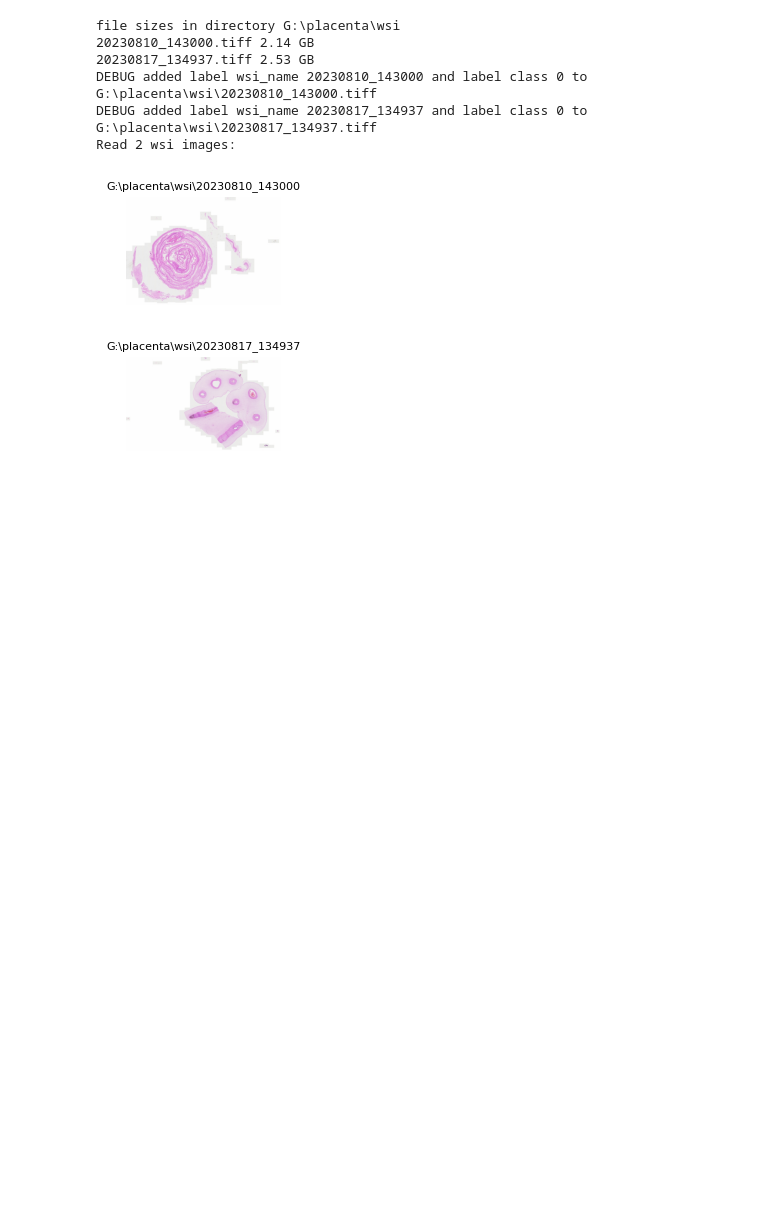
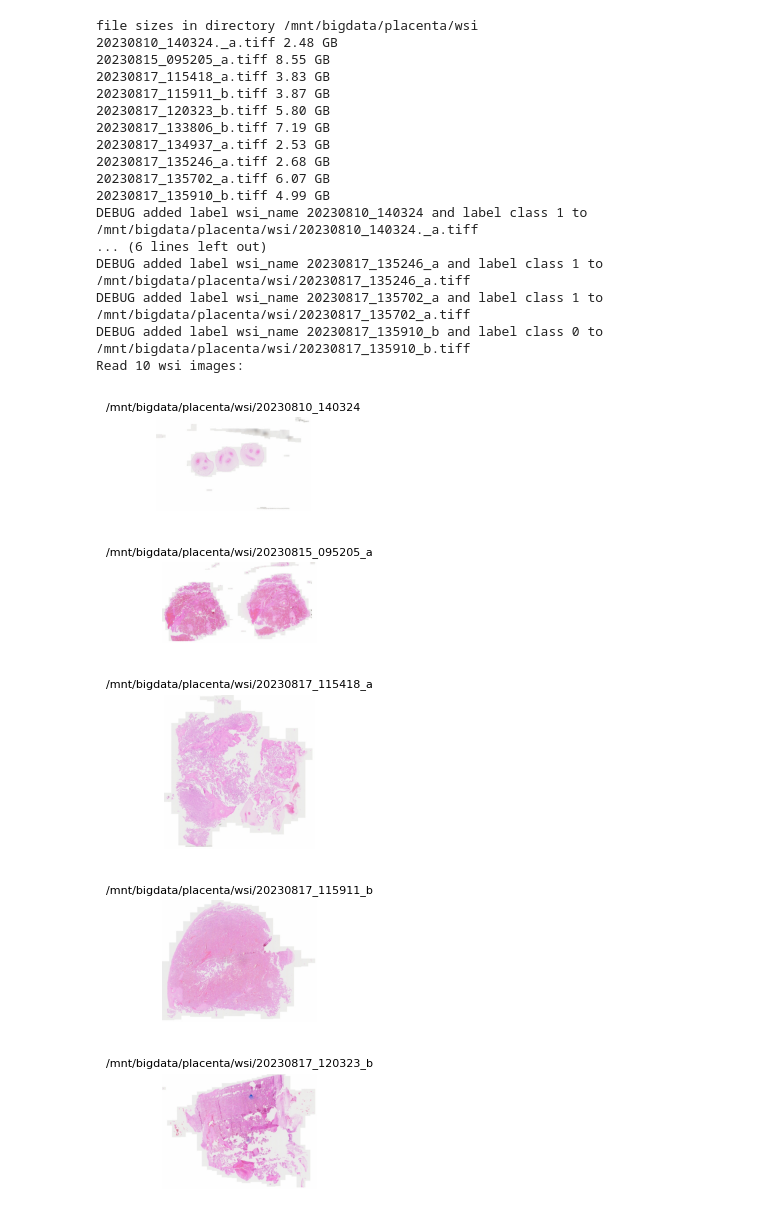
Before and after one commit to ph4s3r/cupid, a Jupyter notebook: pathML-placenta-TissueDetection.ipynb, the cells around one changed output. Cells and saved outputs as stored; diff of their text form; code cells hidden in the pictures; blank space fills up the shorter version.

Commit message:
run1st labeled batch on linux

```diff
--- a/pathML-placenta-TissueDetection.ipynb
+++ b/pathML-placenta-TissueDetection.ipynb
@@ -34,7 +34,7 @@ from pathml.preprocessing import Pipeline, TissueDetectionHE
 #####################
 
 # set working directory
-base_dir = Path("G:\\placenta") # "/mnt/g/xyz/" for linux
+base_dir = Path("/mnt/bigdata/placenta") # "/mnt/g/xyz/" for linux
 # wsi folder
 wsi_subfolder = "wsi"
 # place geojsons into this folder inside base with same name as the image (echino23.tiff / echino23.gejson)
@@ -42,7 +42,7 @@ annotations_subfolder = "annotations"
 # output h5path files to (will be created)
 h5path_subfolder = "h5"
 # filenames having this substring with endpoint
-endpoint_filename = "endpoint"
+endpoint_filename = "a"
 
 #######################################
 # configure transformation parameters #
@@ -76,38 +76,52 @@ for wsi in wsi_paths:
     # label preparation based on filename
     if endpoint_filename in wsi.name.lower():
         label_class = 1
     else:
         label_class = 0
     label_wsi_name = wsi.name.lower().split(".")[0]
     print(f"DEBUG added label wsi_name {label_wsi_name} and label class {label_class} to {wsi}")
     # read them with openslide HE backend, add labels
     wsi_list.append(
         SlideData(
             str(wsi),
             name = str(wsi).split(".")[0],
             backend = "openslide",
             slide_type = types.HE,
             labels = {
                 "class": label_class,
                 "wsi_name": label_wsi_name,
             }
         )
     )
 
 slide_dataset = SlideDataset(wsi_list)
 
 # Draw the images
 print(f"Read {len(slide_dataset)} wsi images: ")
 for slide in slide_dataset:
     _, axs = plt.subplots(figsize=(2, 2))
     slide.plot(ax=axs)
     axs.set_title(label=slide.name, fontsize=8)
 # %% [output]
-file sizes in directory G:\placenta\wsi
-20230810_143000.tiff 2.14 GB
-20230817_134937.tiff 2.53 GB
-DEBUG added label wsi_name 20230810_143000 and label class 0 to G:\placenta\wsi\20230810_143000.tiff
-DEBUG added label wsi_name 20230817_134937 and label class 0 to G:\placenta\wsi\20230817_134937.tiff
-Read 2 wsi images:
+file sizes in directory /mnt/bigdata/placenta/wsi
+20230810_140324._a.tiff 2.48 GB
+20230815_095205_a.tiff 8.55 GB
+20230817_115418_a.tiff 3.83 GB
+20230817_115911_b.tiff 3.87 GB
+20230817_120323_b.tiff 5.80 GB
+20230817_133806_b.tiff 7.19 GB
+20230817_134937_a.tiff 2.53 GB
+20230817_135246_a.tiff 2.68 GB
+20230817_135702_a.tiff 6.07 GB
+20230817_135910_b.tiff 4.99 GB
+DEBUG added label wsi_name 20230810_140324 and label class 1 to /mnt/bigdata/placenta/wsi/20230810_140324._a.tiff
+... (6 lines left out)
+DEBUG added label wsi_name 20230817_135246_a and label class 1 to /mnt/bigdata/placenta/wsi/20230817_135246_a.tiff
+DEBUG added label wsi_name 20230817_135702_a and label class 1 to /mnt/bigdata/placenta/wsi/20230817_135702_a.tiff
+DEBUG added label wsi_name 20230817_135910_b and label class 0 to /mnt/bigdata/placenta/wsi/20230817_135910_b.tiff
+Read 10 wsi images:
-[figure, old version]
+[figure, new version]
-[figure, old version]
+[figure, new version]
+[figure, added]
+[figure, added]
+[figure, added]
```
Also changed, not shown: parts of 2 cells of this notebook, 1 other file.
